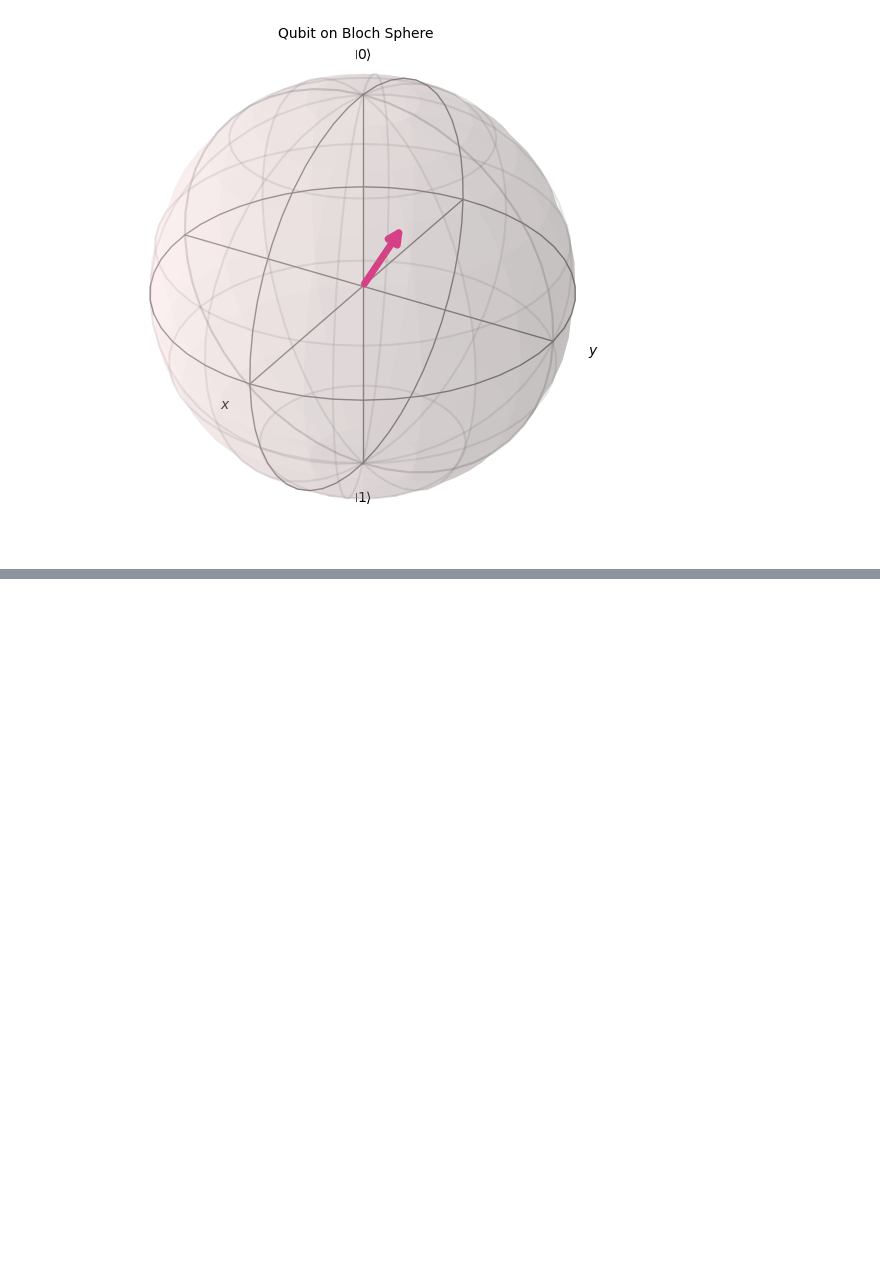
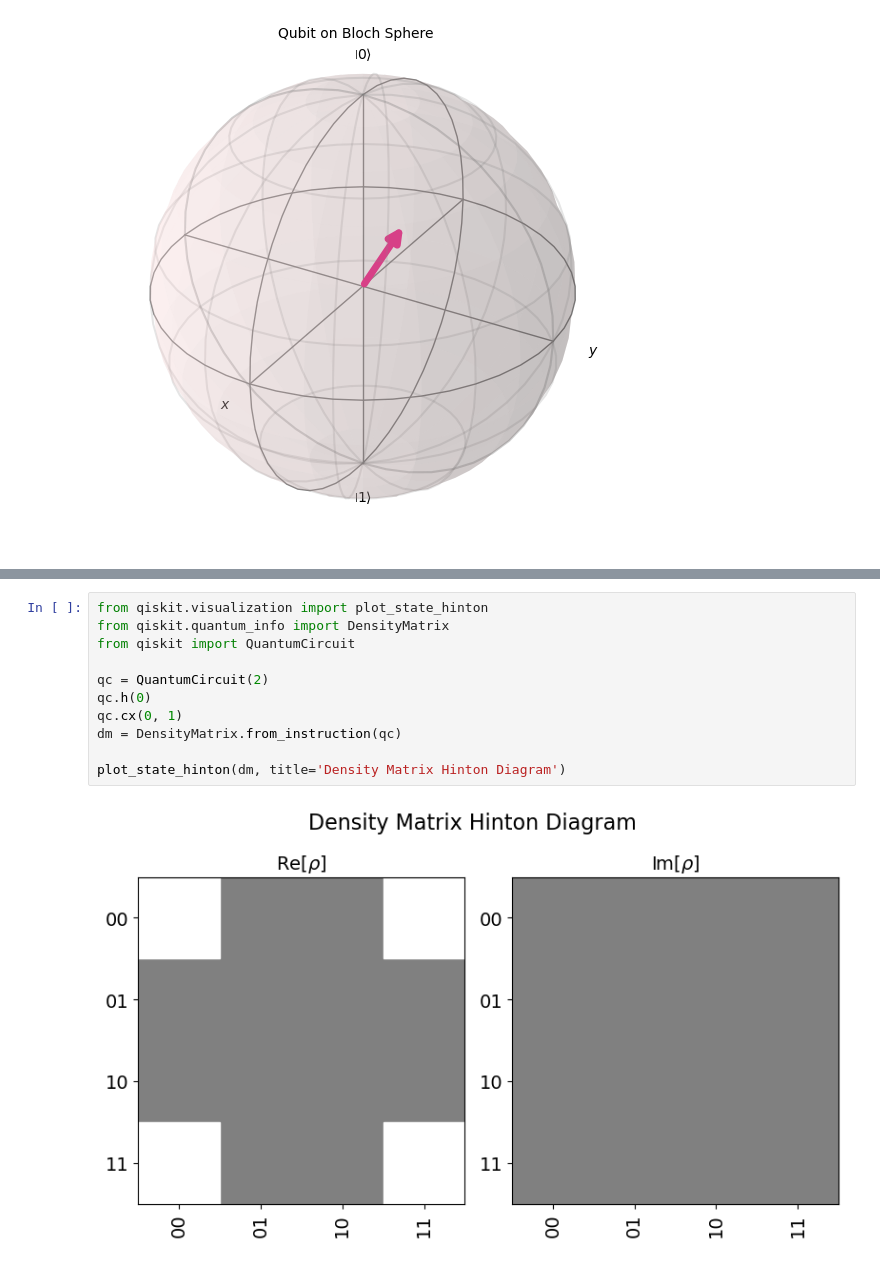
Before and after one commit to mforgo/Quantum-Examples, a Jupyter notebook: template.ipynb, the cells around one changed output, grey strips where cells are left out. Saved outputs shown, nothing was run; the diff lists cells and outputs as text; blank space fills up the shorter version.

```diff
--- a/template.ipynb
+++ b/template.ipynb
@@ -103,0 +118,13 @@ plot_bloch_multivector(state, title='Multi-Qubit Bloch Spheres')
+# %%
+from qiskit.visualization import plot_state_hinton
+from qiskit.quantum_info import DensityMatrix
+from qiskit import QuantumCircuit
+
+qc = QuantumCircuit(2)
+qc.h(0)
+qc.cx(0, 1)
+dm = DensityMatrix.from_instruction(qc)
+
+plot_state_hinton(dm, title='Density Matrix Hinton Diagram')
+# %% [output]
+[figure, added]
```
Also changed, not shown: parts of 4 cells of this notebook.
